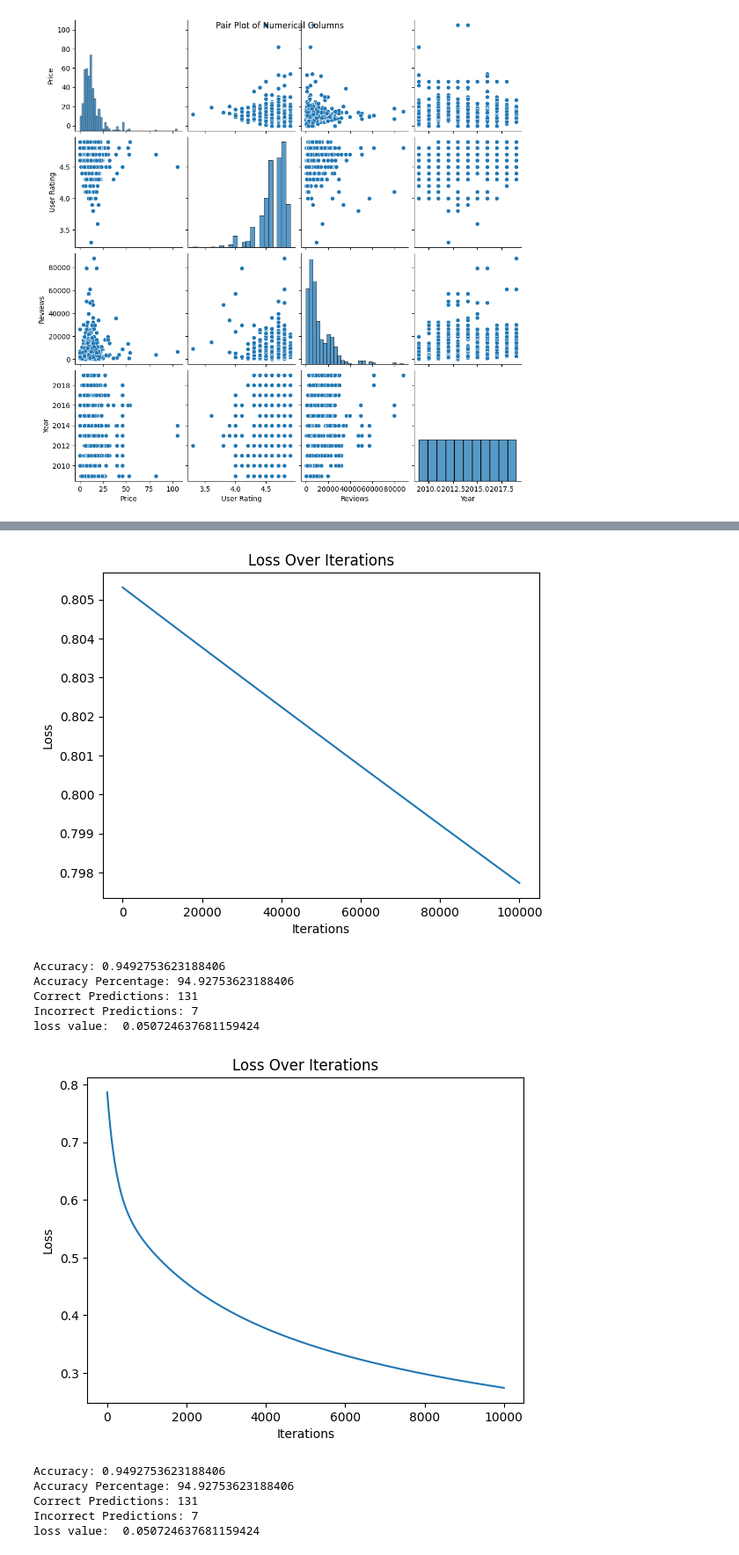
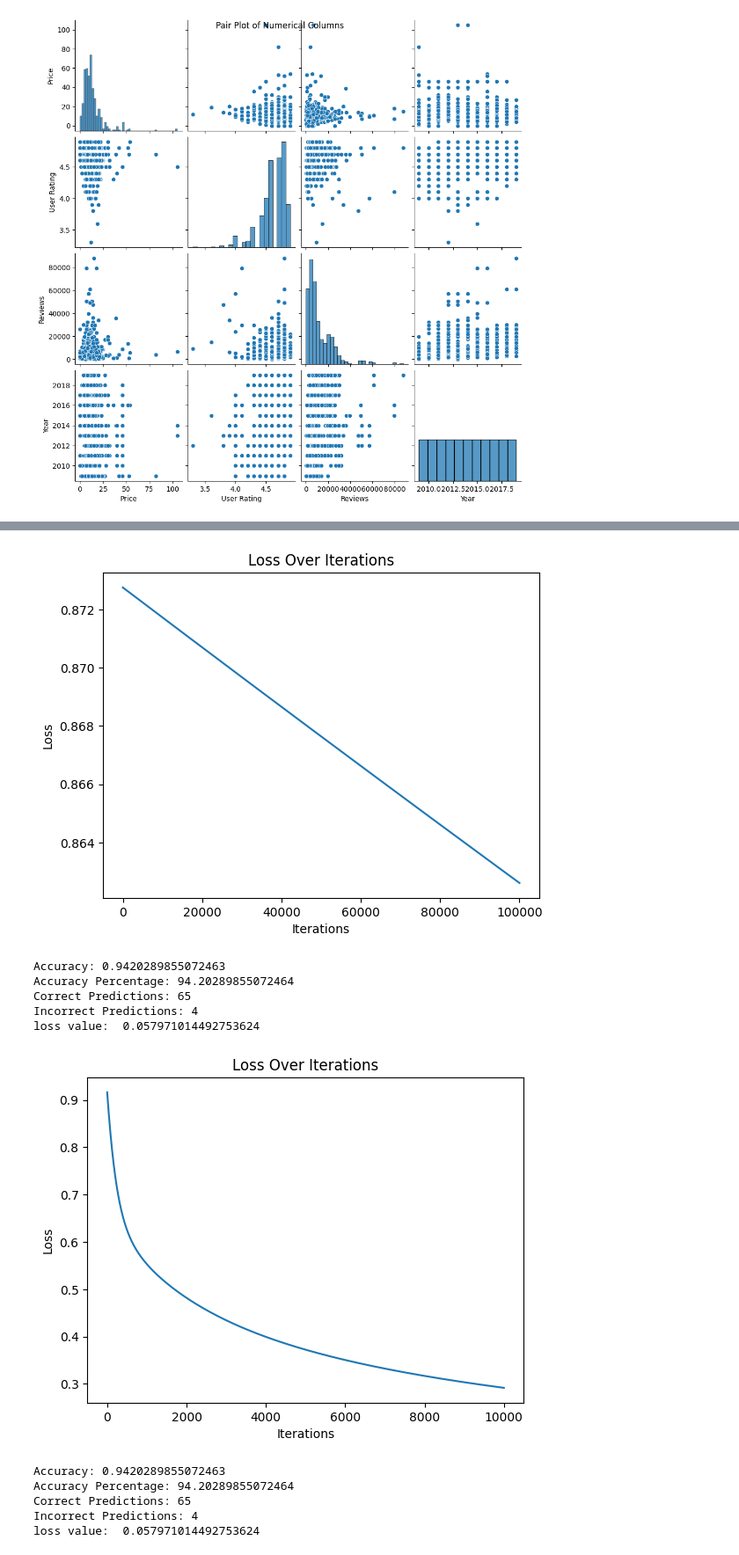
Before and after one commit to kchitrapu9000/ML_assignment_50545734, a Jupyter notebook: ML_Assignment1.ipynb, the cells around one changed output, grey strips where cells are left out. Shown at 88% size. Saved outputs shown, nothing was run; the diff lists cells and outputs as text; code cells hidden in the pictures.

```diff
--- a/ML_Assignment1.ipynb
+++ b/ML_Assignment1.ipynb
@@ -75,7 +75,7 @@ X_mean = np.mean(X)
 X_std = np.std(X)
 X = (X - X_mean) / X_std
 
-split_ratio = 0.7
+split_ratio = 0.8
 split_index = int(split_ratio * len(X))
 
 X_train, X_test = X[:split_index], X[split_index:]
@@ -175,7 +175,7 @@ data = data.sample(frac=1.0, random_state=42)
 X = data[['bill_length_mm', 'bill_depth_mm', 'flipper_length_mm', 'body_mass_g']].values
 y = data['island'].values
 
-split_ratio = 0.6
+split_ratio = 0.8
 split_index = int(split_ratio * len(X))
 X_train, X_test = X[:split_index], X[split_index:]
 y_train, y_test = y[:split_index], y[split_index:]
@@ -227,12 +227,12 @@ loss value:  0.5579710144927537
-[figure, old version]
+[figure, new version]
-Accuracy: 0.9492753623188406
-Accuracy Percentage: 94.92753623188406
-Correct Predictions: 131
-Incorrect Predictions: 7
-loss value:  0.050724637681159424
+Accuracy: 0.9420289855072463
+Accuracy Percentage: 94.20289855072464
+Correct Predictions: 65
+Incorrect Predictions: 4
+loss value:  0.057971014492753624
-[figure, old version]
+[figure, new version]
-Accuracy: 0.9492753623188406
-Accuracy Percentage: 94.92753623188406
-Correct Predictions: 131
-Incorrect Predictions: 7
-loss value:  0.050724637681159424
+Accuracy: 0.9420289855072463
+Accuracy Percentage: 94.20289855072464
+Correct Predictions: 65
+Incorrect Predictions: 4
+loss value:  0.057971014492753624
```
Also changed, not shown: parts of 2 cells of this notebook.
